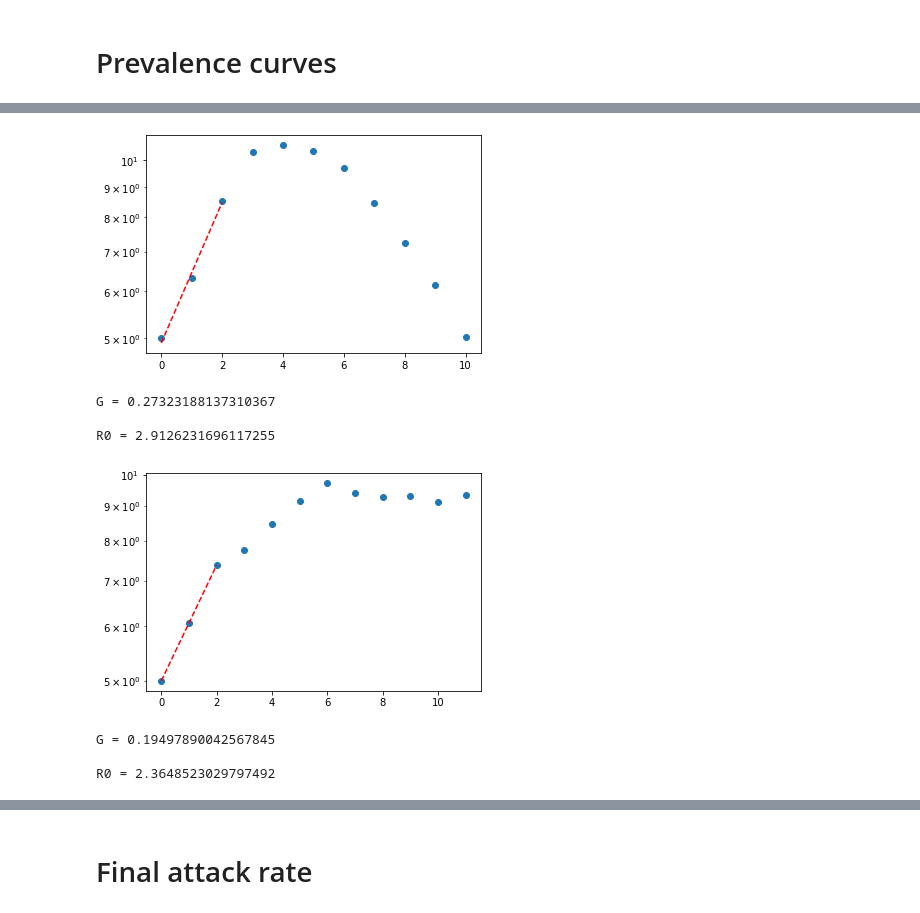
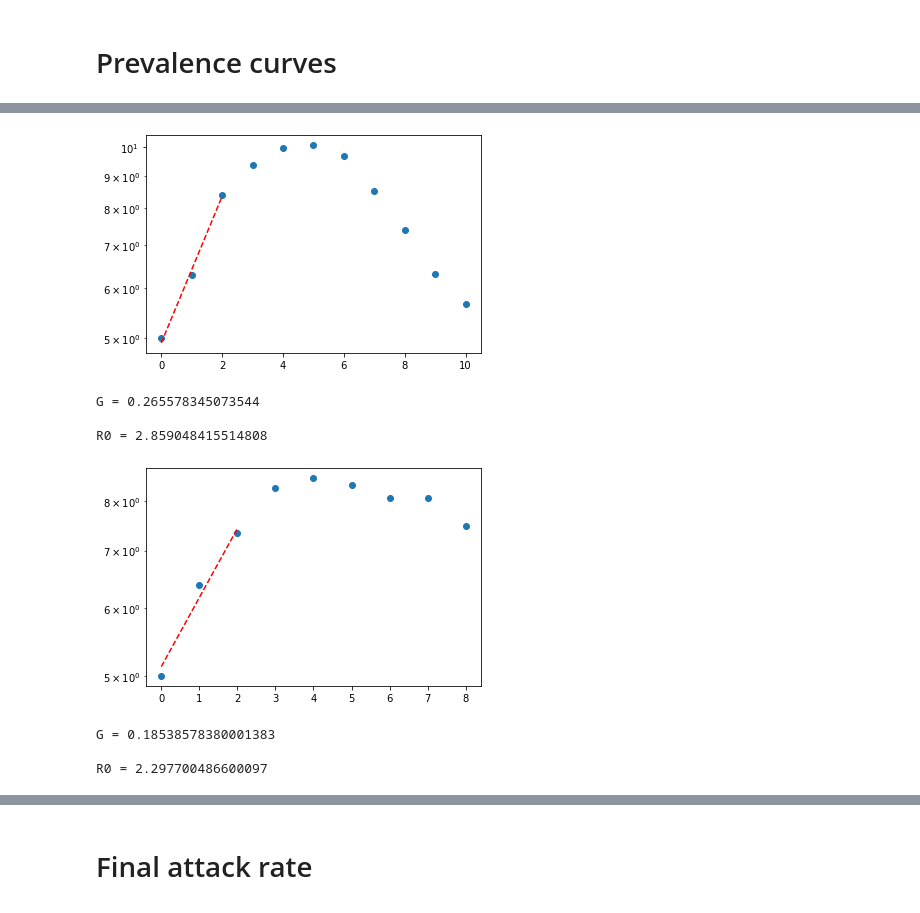
Before and after one commit to Andrea-ghub/LDE-Project, a Jupyter notebook: plot_sim_data.ipynb, the cells around one changed output, grey strips where cells are left out. Drawn from its saved outputs; the diff is of its cells as text; code cells hidden in the pictures.

```diff
--- a/plot_sim_data.ipynb
+++ b/plot_sim_data.ipynb
@@ -62,20 +56,20 @@ fig.legend(lines_list, ['Static information network', 'Dynamic information netwo
 # %%
 r = 0.5
-pol = 0.9
+pol = 0.5
 n_points = 3
 ave_I_stat = static_mean[(static_mean.r == r) & (static_mean.pol == pol)].I
 ave_I_dyn = dynamic_mean[(dynamic_mean.r == r) & (dynamic_mean.pol == pol)].I
 R0_stat = fitR0(np.arange(len(ave_I_stat)), ave_I_stat, mu=1/7, start=0, n_points=n_points, log=True)
 R0_dyn = fitR0(np.arange(len(ave_I_dyn)), ave_I_dyn, mu=1/7, start=0, n_points=n_points, log=True)
 # %% [output]
-[figure, old version]
+[figure, new version]
-G = 0.27323188137310367
+G = 0.265578345073544
 
-R0 = 2.9126231696117255
+R0 = 2.859048415514808
-[figure, old version]
+[figure, new version]
-G = 0.19497890042567845
+G = 0.18538578380001383
 
-R0 = 2.3648523029797492
+R0 = 2.297700486600097
 # %%
 # Values for beta = 0.35 and beta=0.07
 r_points = [3] * 9
```
Also changed, not shown: parts of 10 cells of this notebook, 2 other files.
